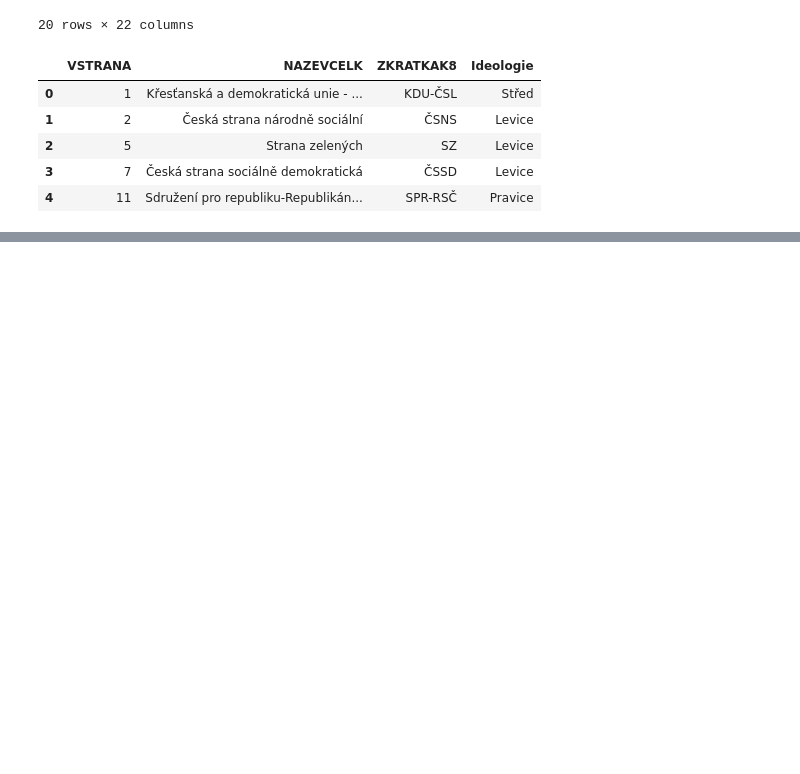
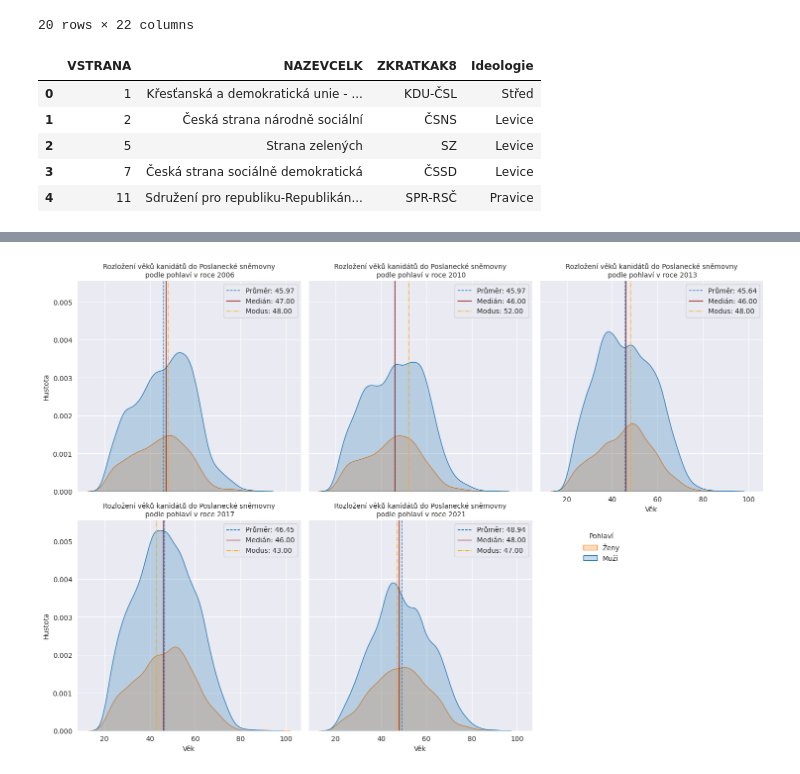
Before and after one commit to rmnskb/cz-elections, a Jupyter notebook: cz_elections_analysis.ipynb, the cells around one changed output, grey strips where cells are left out. Saved outputs shown, nothing was run; the diff lists cells and outputs as text; code cells hidden in the pictures; blank space fills up the shorter version.

```diff
--- a/cz_elections_analysis.ipynb
+++ b/cz_elections_analysis.ipynb
@@ -199,0 +213,15 @@ visualise_age_by_year(data=snem_long, years_list=snem_years,
+# %%
+# Missing values in "vek" will be deleted, since these are non-existent candidates
+# All missing values in "ideologie" will be assigned to Pravice, since it's the most frequent value
+# All missing columns in "procento" will be set to 0
+
+snem_long = snem_long.dropna(subset=["vek"])
+snem_long.ideologie = snem_long.ideologie.fillna("Pravice")
+snem_long.procento = snem_long.procento.fillna(0)
+
+print("Stav po ošetření chybějících hodnot:")
+print("Počet chybějících hodnot v každém sloupci:\n")
+print(snem_long.isnull().sum())
+print("-" * 40)
+print("Nejčastější ideologie kandidátů:\n")
+print(snem_long["ideologie"].value_counts())
@@ -200 +269,23 @@ visualise_age_by_year(data=snem_long, years_list=snem_years,
+# %%
+g = sns.displot(
+        data=snem_long, x="vek", hue="pohlavi", kind="kde", fill=True, legend=True, col="year", col_wrap=3
+    )
+g.set_titles("Rozložení věků kanidátů do Poslanecké sněmovny\n podle pohlaví v roce {col_name}")
+g.set(xlabel="Věk", ylabel="Hustota")
+sns.move_legend(g, "upper left", bbox_to_anchor=(.70, .47), title="Pohlaví", labels=["Ženy", "Muži"]);
+
+years_avgs = {}
+for i, year in enumerate(snem_years):
+    years_avgs[i] = [snem_long.query(f"year == {year}")["vek"].mean(),
+                     snem_long.query(f"year == {year}")["vek"].median(),
+                     snem_long.query(f"year == {year}")["vek"].mode().iat[0]]
+
+axes = g.axes.flatten()
+for i, ax in enumerate(axes):
+    ax.axvline(years_avgs[i][0], ls="--", lw=1.0, label=f"""Průměr: {years_avgs[i][0]:.2f}""")
+    ax.axvline(years_avgs[i][1], color="darkred", lw=1.0, label=f"""Medián: {years_avgs[i][1]:.2f}""")
+    ax.axvline(years_avgs[i][2], ls="-.", color="orange", lw=1.0, label=f"""Modus: {years_avgs[i][2]:.2f}""")
+    ax.legend(loc=0)
+# %% [output]
+[figure, added]
 # %%
```
Also changed, not shown: parts of 23 cells of this notebook.
